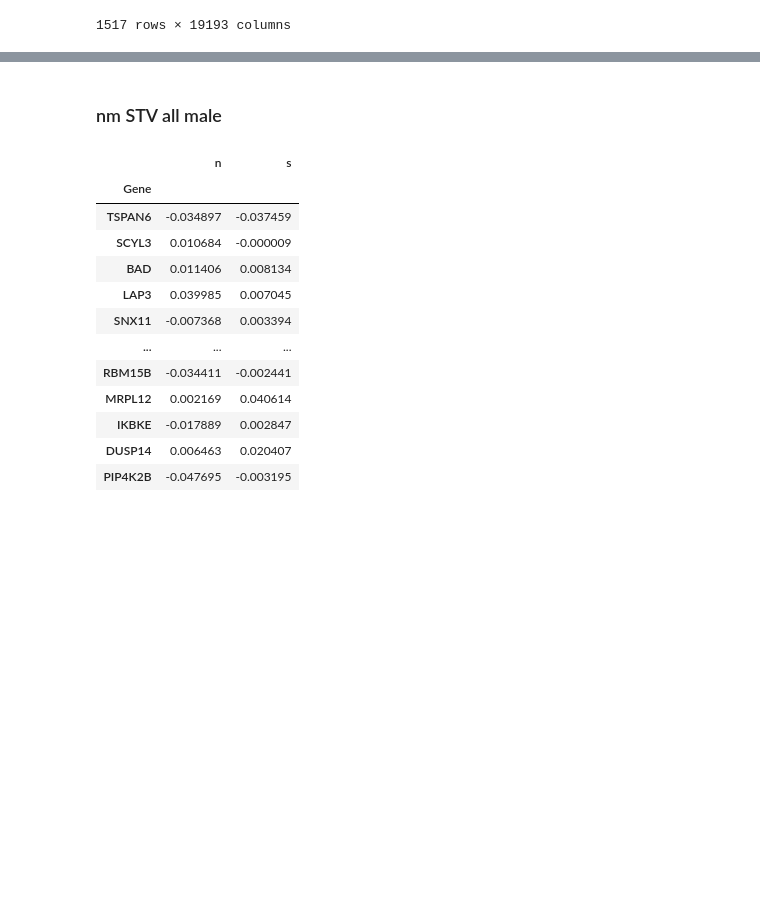
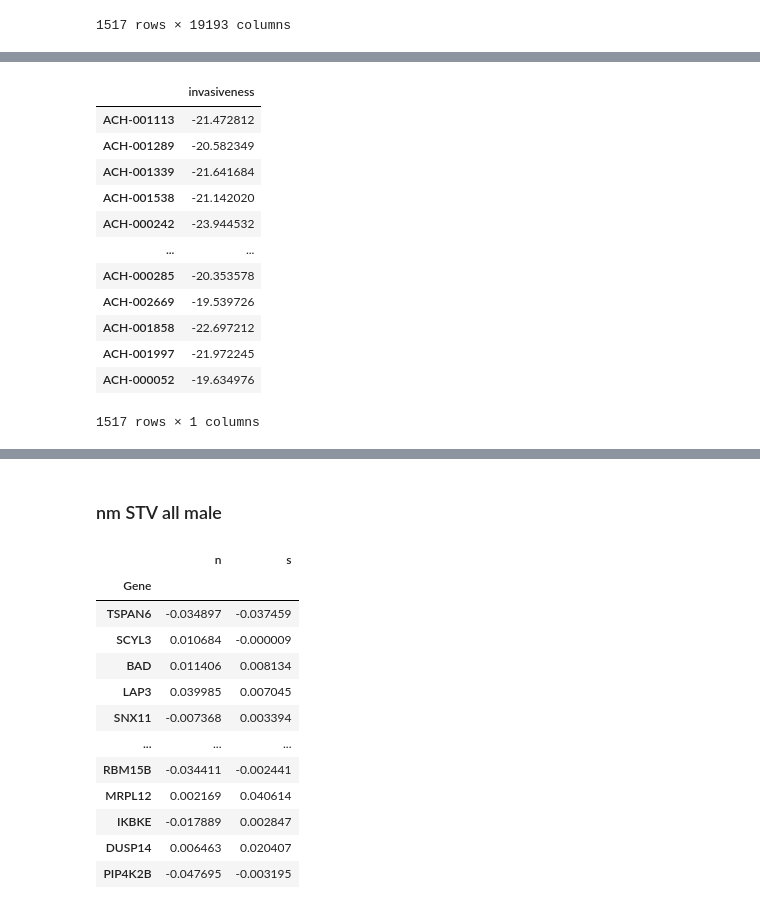
Before and after one commit to jingsday/blca_publication, a Jupyter notebook: blca_publication_Scripts/blca_Scripts_fgfr/blca_Scripts_depmap.ipynb, the cells around one changed output, grey strips where cells are left out. Saved outputs shown, nothing was run; the diff lists cells and outputs as text; code cells hidden in the pictures; blank space fills up the shorter version.

```diff
--- a/blca_publication_Scripts/blca_Scripts_fgfr/blca_Scripts_depmap.ipynb
+++ b/blca_publication_Scripts/blca_Scripts_fgfr/blca_Scripts_depmap.ipynb
@@ -126,0 +164,4 @@ DPD_cell_lines= blca.loc[cell_line_ids]
+# %%
+#dot product
+blca_lm=blca[blca.columns.intersection(vector.index)]
+display(blca_lm)
@@ -126,0 +182,6 @@ DPD_cell_lines= blca.loc[cell_line_ids]
+# %%
+DPD_df = pd.DataFrame(
+    np.zeros((len(blca_lm), 1)),
+    index = list(blca_lm.index),
+    columns = ['invasiveness'],
+)
@@ -126,0 +205,19 @@ DPD_cell_lines= blca.loc[cell_line_ids]
+# %%
+for exp_id in DPD_df.index:
+    DPD_df.loc[exp_id, 'invasiveness'] = np.dot(blca_lm.loc[exp_id], vector_int['n'])
+
+display(DPD_df)
+# %% [output]
+|  | invasiveness |
+| ACH-001113 | -21.472812 |
+| ACH-001289 | -20.582349 |
+| ACH-001339 | -21.641684 |
+| ACH-001538 | -21.142020 |
+| ACH-000242 | -23.944532 |
+| ... | ... |
+| ACH-000285 | -20.353578 |
+| ACH-002669 | -19.539726 |
+| ACH-001858 | -22.697212 |
+| ACH-001997 | -21.972245 |
+| ACH-000052 | -19.634976 |
+1517 rows × 1 columns
```
Also changed, not shown: parts of 7 cells of this notebook.
